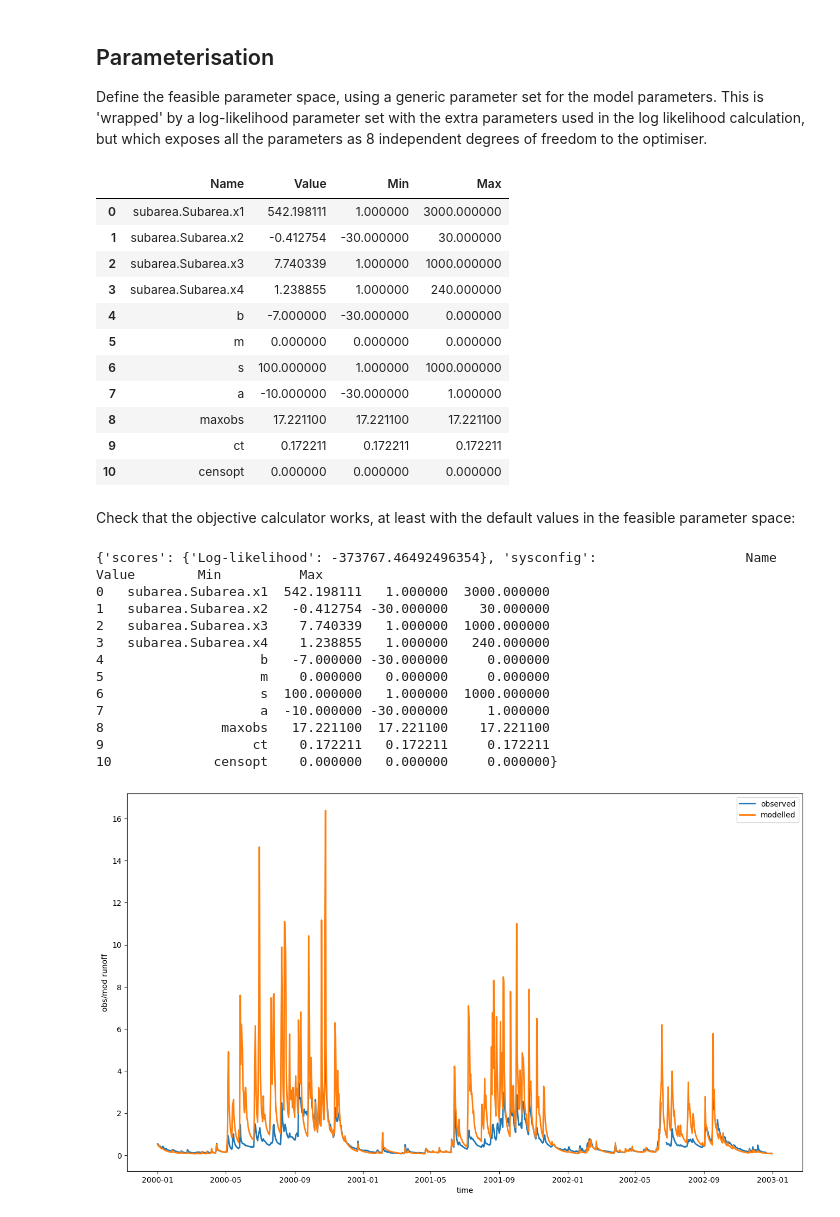
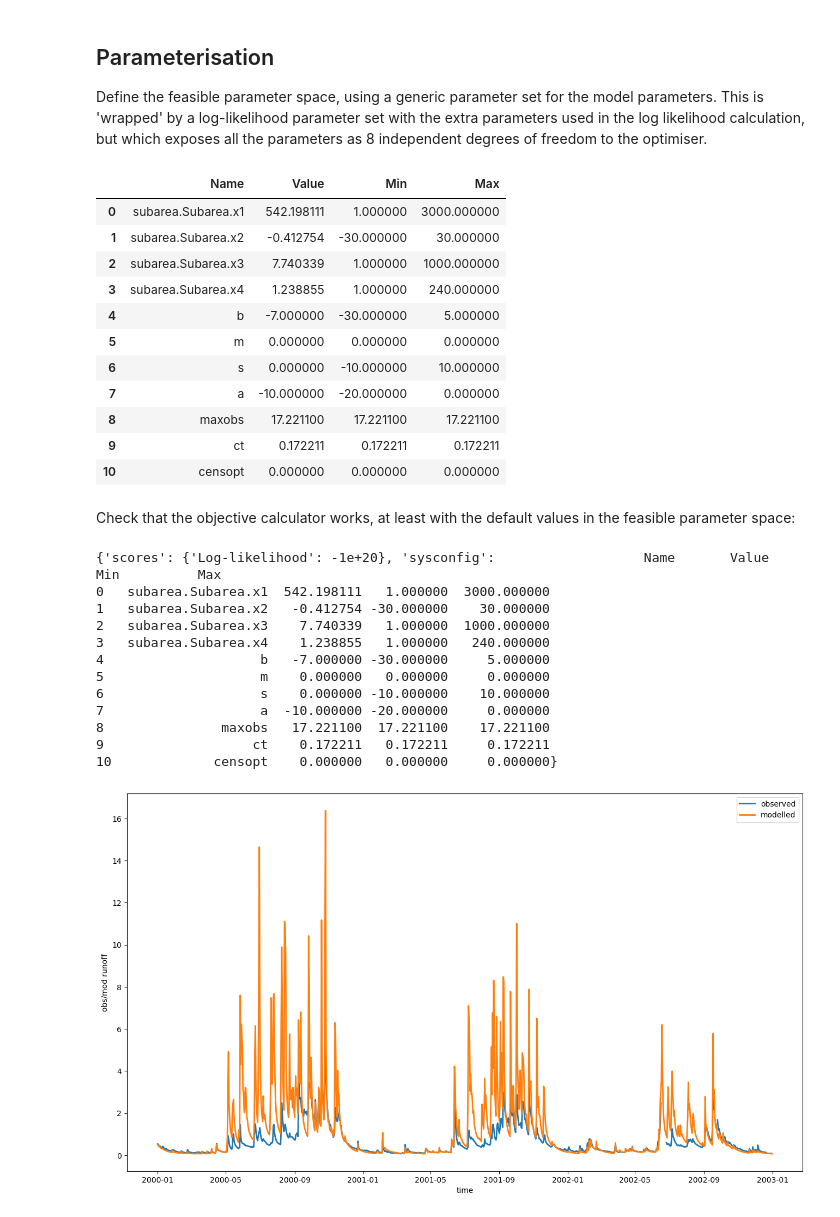
Before and after one commit to csiro-hydroinformatics/swift-py-doc, a Jupyter notebook: docs/notebooks/log_likelihood.ipynb, the cells around one changed output. Saved outputs shown, nothing was run; the diff lists cells and outputs as text; code cells hidden in the pictures.

```diff
--- a/docs/notebooks/log_likelihood.ipynb
+++ b/docs/notebooks/log_likelihood.ipynb
@@ -129,38 +129,38 @@ Define the feasible parameter space, using a generic parameter set for the model
 # %%
 pspec_gr4j = get_free_params('GR4J')
 pspec_gr4j.Value = c(542.1981111, -0.4127542, 7.7403390, 1.2388548)
 pspec_gr4j.Min = c(1,-30, 1,1)
 pspec_gr4j.Max = c(3000, 30, 1000, 240)
 pspec_gr4j.Name = paste0(root_id, pspec_gr4j.Name)
 
 
 maxobs = np.max(flow)
 p = create_parameteriser(type='Generic', specs=pspec_gr4j)
 set_loglik_param_keys(a='a', b='b', m='m', s='s', ct="ct", censopt='censopt')
 censor_threshold = maxobs / 100 # TBC
 censopt = 0.0
 
 loglik = create_parameteriser(type='no apply')
 loglik.add_to_hypercube(
           pd.DataFrame({
           "Name": c('b','m','s','a','maxobs','ct', 'censopt'),
-          "Min": c(-30, 0, 1,    -30, maxobs, censor_threshold, censopt),
-          "Max":  c(0,   0, 1000, 1, maxobs, censor_threshold, censopt),
-          "Value": c(-7,  0, 100,  -10, maxobs, censor_threshold, censopt),
+          "Min": c(-30, 0, -10,    -20, maxobs, censor_threshold, censopt),
+          "Max":  c(5,   0, 10, 0, maxobs, censor_threshold, censopt),
+          "Value": c(-7,  0, 0,  -10, maxobs, censor_threshold, censopt),
           }
           ) )
 p = concatenate_parameterisers(p, loglik)
 p.as_dataframe()
 # %% [output]
 |  | Name | Value | Min | Max |
 | 0 | subarea.Subarea.x1 | 542.198111 | 1.000000 | 3000.000000 |
 | 1 | subarea.Subarea.x2 | -0.412754 | -30.000000 | 30.000000 |
 | 2 | subarea.Subarea.x3 | 7.740339 | 1.000000 | 1000.000000 |
 | 3 | subarea.Subarea.x4 | 1.238855 | 1.000000 | 240.000000 |
-| 4 | b | -7.000000 | -30.000000 | 0.000000 |
+| 4 | b | -7.000000 | -30.000000 | 5.000000 |
 | 5 | m | 0.000000 | 0.000000 | 0.000000 |
-| 6 | s | 100.000000 | 1.000000 | 1000.000000 |
-| 7 | a | -10.000000 | -30.000000 | 1.000000 |
+| 6 | s | 0.000000 | -10.000000 | 10.000000 |
+| 7 | a | -10.000000 | -20.000000 | 0.000000 |
 | 8 | maxobs | 17.221100 | 17.221100 | 17.221100 |
 | 9 | ct | 0.172211 | 0.172211 | 0.172211 |
 | 10 | censopt | 0.000000 | 0.000000 | 0.000000 |
@@ -170,15 +170,15 @@ Check that the objective calculator works, at least with the default values in t
 score = objective.get_score(p)
 print(score)
 # %% [output]
-{'scores': {'Log-likelihood': -373767.46492496354}, 'sysconfig':                   Name       Value        Min          Max
+{'scores': {'Log-likelihood': -1e+20}, 'sysconfig':                   Name       Value        Min          Max
 0   subarea.Subarea.x1  542.198111   1.000000  3000.000000
 1   subarea.Subarea.x2   -0.412754 -30.000000    30.000000
 2   subarea.Subarea.x3    7.740339   1.000000  1000.000000
 3   subarea.Subarea.x4    1.238855   1.000000   240.000000
-4                    b   -7.000000 -30.000000     0.000000
+4                    b   -7.000000 -30.000000     5.000000
 5                    m    0.000000   0.000000     0.000000
-6                    s  100.000000   1.000000  1000.000000
-7                    a  -10.000000 -30.000000     1.000000
+6                    s    0.000000 -10.000000    10.000000
+7                    a  -10.000000 -20.000000     0.000000
 8               maxobs   17.221100  17.221100    17.221100
 9                   ct    0.172211   0.172211     0.172211
 10             censopt    0.000000   0.000000     0.000000}
```
Also changed, not shown: parts of 9 cells of this notebook, 13 other files.
